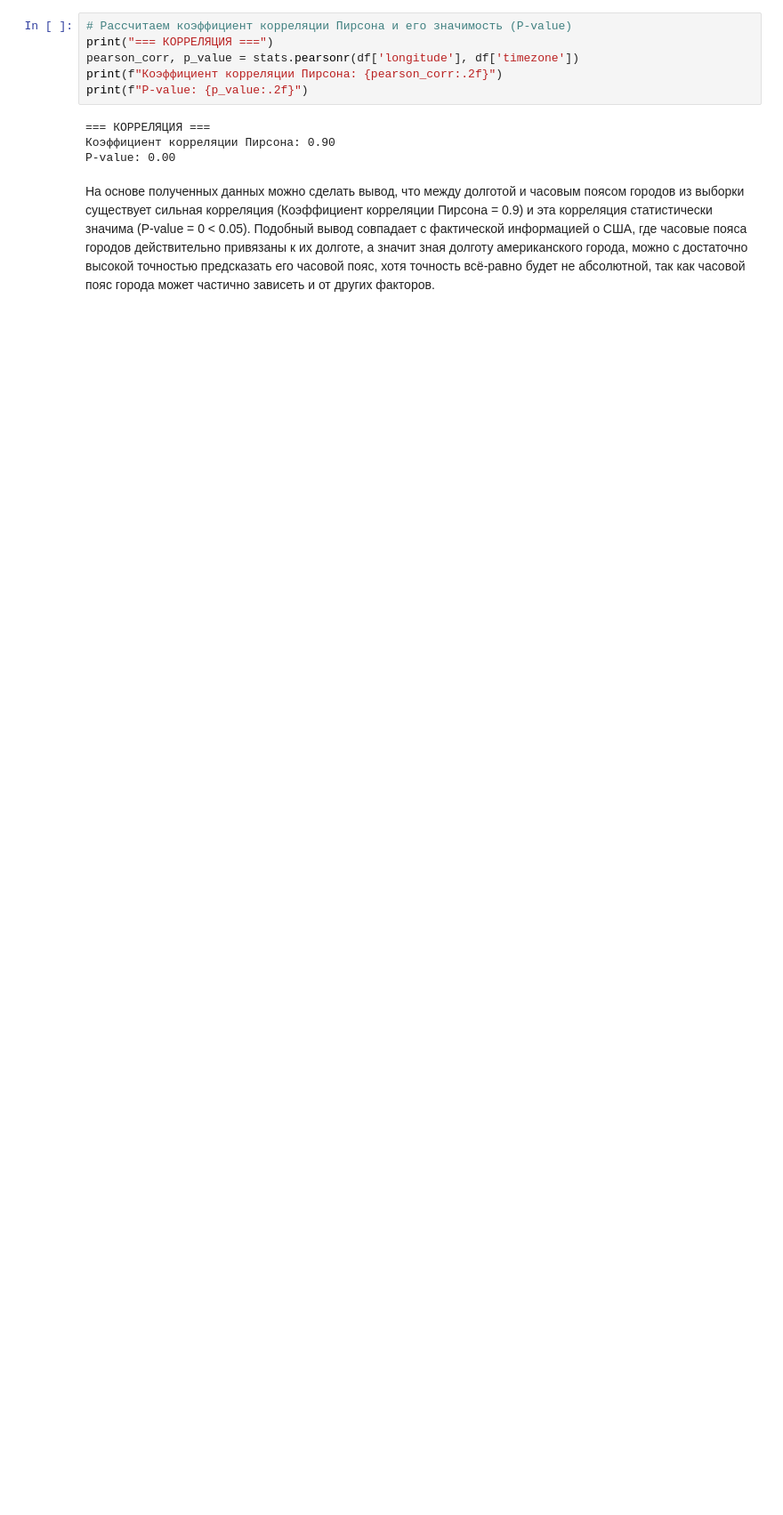
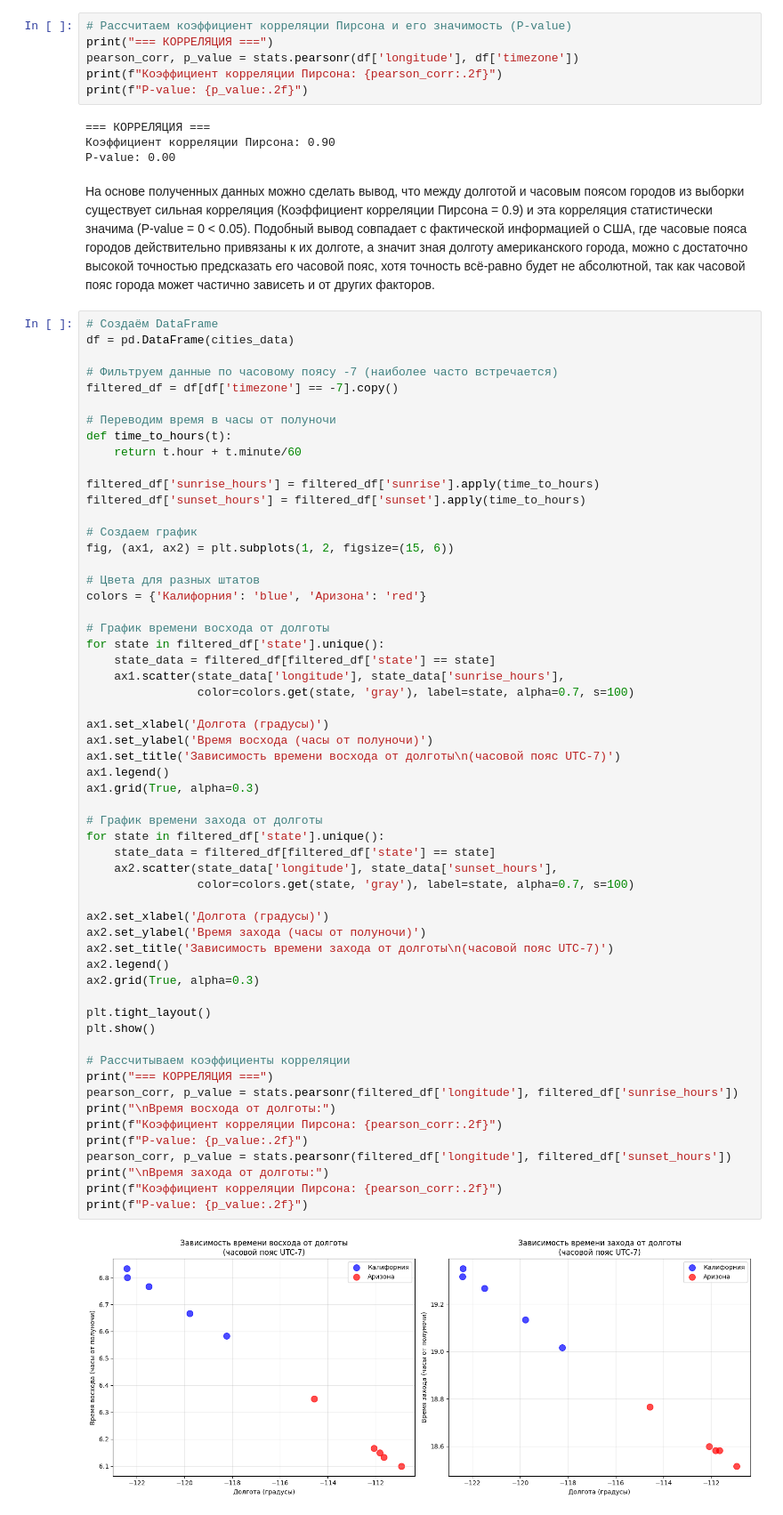
Before and after one commit to KlimVladMaks/pda-practical-1, a Jupyter notebook: federation-cities-analysis.ipynb, the cells around one changed output. Shown at 89% size. Saved outputs shown, nothing was run; the diff lists cells and outputs as text; blank space fills up the shorter version.

```diff
--- a/federation-cities-analysis.ipynb
+++ b/federation-cities-analysis.ipynb
@@ -410,3 +412,62 @@ print(f"P-value: {p_value:.2f}")
 P-value: 0.00
 # %% [markdown]
 На основе полученных данных можно сделать вывод, что между долготой и часовым поясом городов из выборки существует сильная корреляция (Коэффициент корреляции Пирсона = 0.9) и эта корреляция статистически значима (P-value = 0 < 0.05). Подобный вывод совпадает с фактической информацией о США, где часовые пояса городов действительно привязаны к их долготе, а значит зная долготу американского города, можно с достаточно высокой точностью предсказать его часовой пояс, хотя точность всё-равно будет не абсолютной, так как часовой пояс города может частично зависеть и от других факторов.
+# %%
+# Создаём DataFrame
+df = pd.DataFrame(cities_data)
+
+# Фильтруем данные по часовому поясу -7 (наиболее часто встречается)
+filtered_df = df[df['timezone'] == -7].copy()
+
+# Переводим время в часы от полуночи
+def time_to_hours(t):
+    return t.hour + t.minute/60
+
+filtered_df['sunrise_hours'] = filtered_df['sunrise'].apply(time_to_hours)
+filtered_df['sunset_hours'] = filtered_df['sunset'].apply(time_to_hours)
+
+# Создаем график
+fig, (ax1, ax2) = plt.subplots(1, 2, figsize=(15, 6))
+
+# Цвета для разных штатов
+colors = {'Калифорния': 'blue', 'Аризона': 'red'}
+
+# График времени восхода от долготы
+for state in filtered_df['state'].unique():
+    state_data = filtered_df[filtered_df['state'] == state]
+    ax1.scatter(state_data['longitude'], state_data['sunrise_hours'],
+                color=colors.get(state, 'gray'), label=state, alpha=0.7, s=100)
+
+ax1.set_xlabel('Долгота (градусы)')
+ax1.set_ylabel('Время восхода (часы от полуночи)')
+ax1.set_title('Зависимость времени восхода от долготы\n(часовой пояс UTC-7)')
+ax1.legend()
+ax1.grid(True, alpha=0.3)
+
+# График времени захода от долготы
+for state in filtered_df['state'].unique():
+    state_data = filtered_df[filtered_df['state'] == state]
+    ax2.scatter(state_data['longitude'], state_data['sunset_hours'],
+                color=colors.get(state, 'gray'), label=state, alpha=0.7, s=100)
+
+ax2.set_xlabel('Долгота (градусы)')
+ax2.set_ylabel('Время захода (часы от полуночи)')
+ax2.set_title('Зависимость времени захода от долготы\n(часовой пояс UTC-7)')
+ax2.legend()
+ax2.grid(True, alpha=0.3)
+
+plt.tight_layout()
+plt.show()
+
+# Рассчитываем коэффициенты корреляции
+print("=== КОРРЕЛЯЦИЯ ===")
+pearson_corr, p_value = stats.pearsonr(filtered_df['longitude'], filtered_df['sunrise_hours'])
+print("\nВремя восхода от долготы:")
+print(f"Коэффициент корреляции Пирсона: {pearson_corr:.2f}")
+print(f"P-value: {p_value:.2f}")
+pearson_corr, p_value = stats.pearsonr(filtered_df['longitude'], filtered_df['sunset_hours'])
+print("\nВремя захода от долготы:")
+print(f"Коэффициент корреляции Пирсона: {pearson_corr:.2f}")
+print(f"P-value: {p_value:.2f}")
+# %% [output]
+[figure, added]
```
Also changed, not shown: parts of 7 cells of this notebook.
